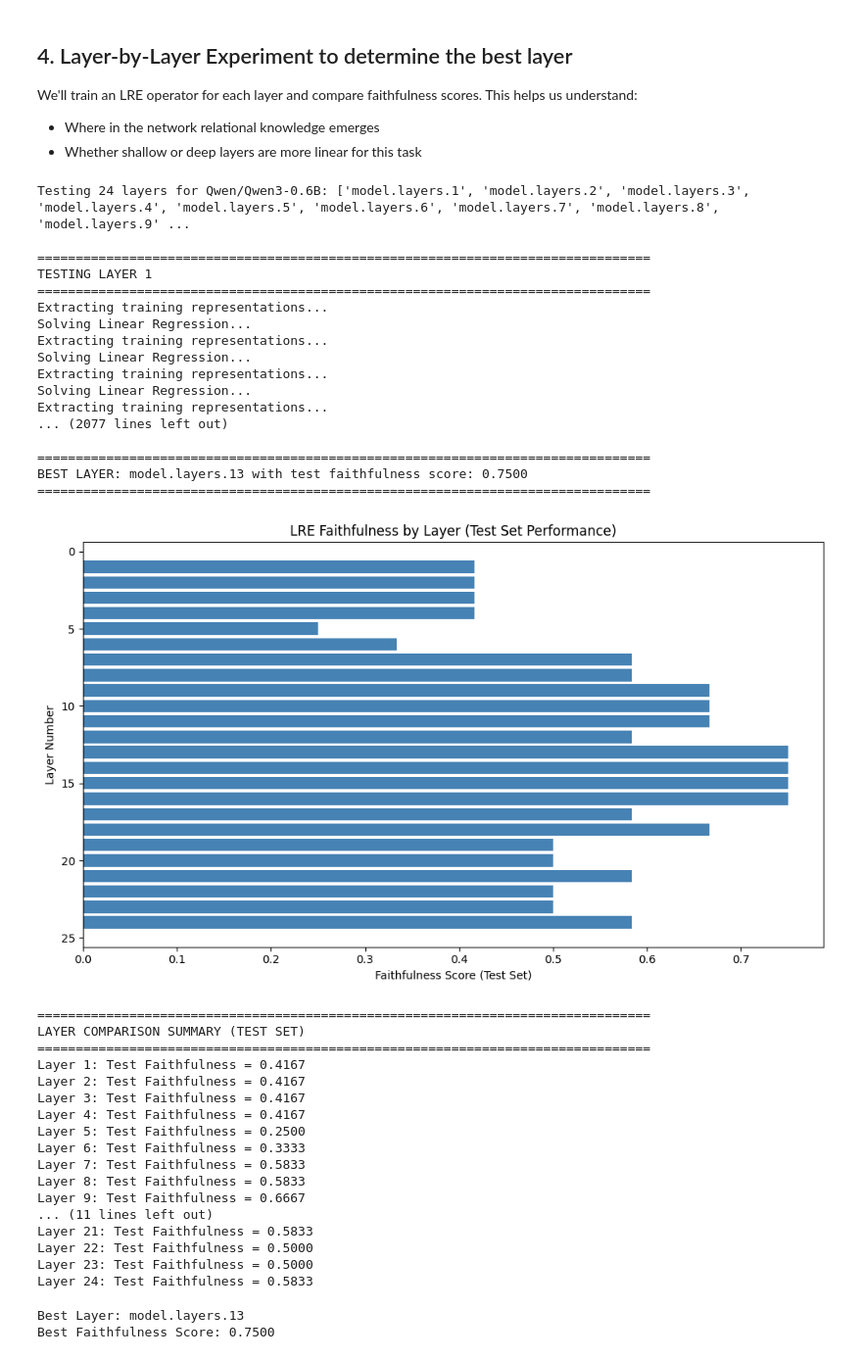
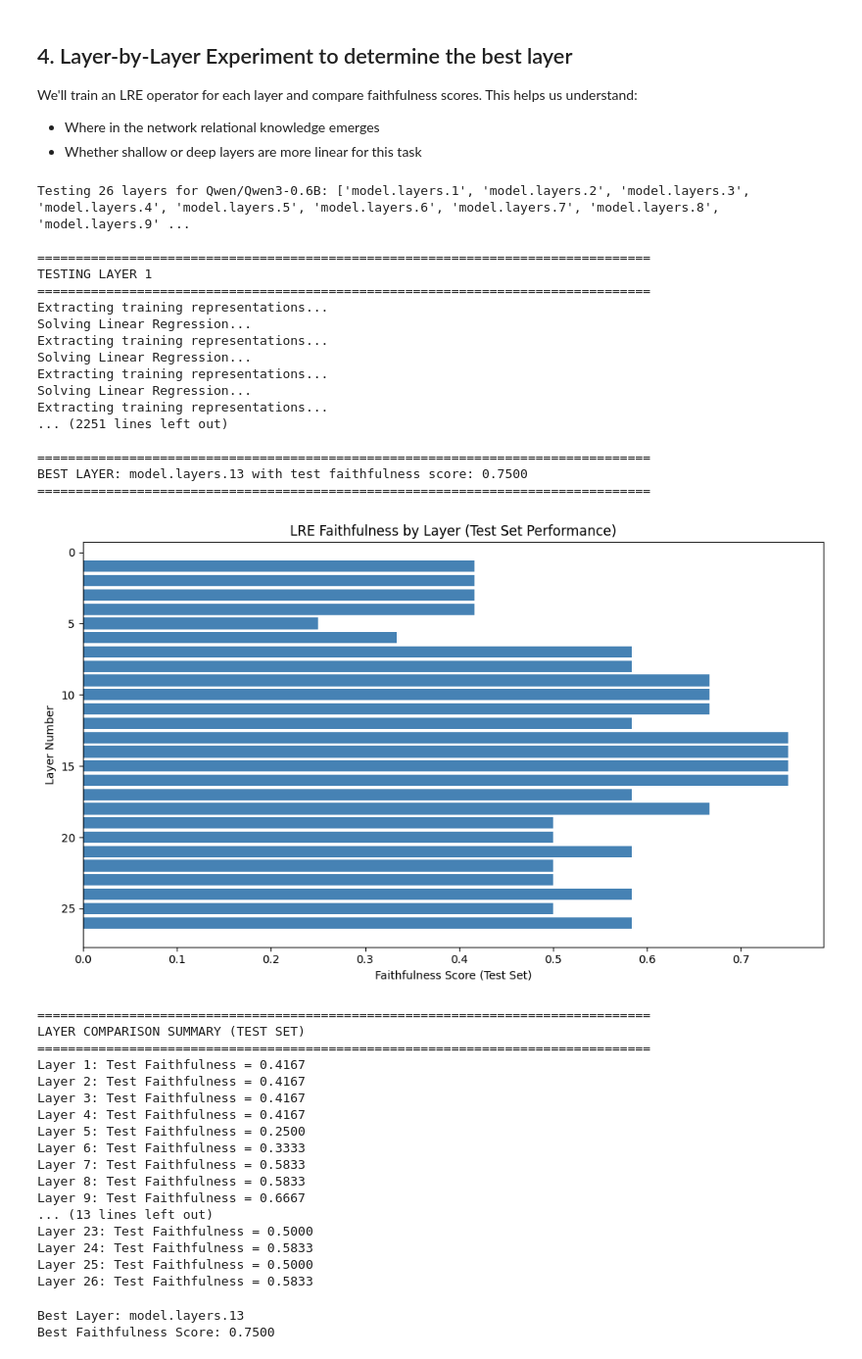
Before and after one commit to mathematicsofpaul/lre-experiment, a Jupyter notebook: lre-experiment-general-qwen3-0.6b.ipynb, the cells around one changed output. Shown: that part at 98% size. Cells and saved outputs as stored; diff of their text form; code cells hidden in the pictures.

```diff
--- a/lre-experiment-general-qwen3-0.6b.ipynb
+++ b/lre-experiment-general-qwen3-0.6b.ipynb
@@ -184,7 +184,7 @@ elif "mistral" in MODEL_NAME.lower():
     LAYERS_TO_TEST = [f"model.layers.{i}" for i in range(8, 28, 2)]
 elif "qwen" in MODEL_NAME.lower():
     # Qwen models typically have 32 layers
-    LAYERS_TO_TEST = [f"model.layers.{i}" for i in range(1, 25, 1)]
+    LAYERS_TO_TEST = [f"model.layers.{i}" for i in range(1, 27, 1)]
 else:
     # Default fallback
     LAYERS_TO_TEST = [f"model.layers.{i}" for i in range(4, 16)]
@@ -259,36 +259,36 @@ ax.barh(layer_numbers, faithfulness_values, color='steelblue')
 ax.set_xlabel('Faithfulness Score (Test Set)')
 ax.set_ylabel('Layer Number')
 ax.set_title('LRE Faithfulness by Layer (Test Set Performance)')
 ax.invert_yaxis()
 plt.tight_layout()
 plt.show()
 
 print(f"\n{'='*80}")
 print("LAYER COMPARISON SUMMARY (TEST SET)")
 print(f"{'='*80}")
 for layer in LAYERS_TO_TEST:
 
     layer_num = layer.split(".")[-1]
     print(f"Layer {layer_num}: Test Faithfulness = {faithfulness_scores[layer]:.4f}")
 # %% [output]
-Testing 24 layers for Qwen/Qwen3-0.6B: ['model.layers.1', 'model.layers.2', 'model.layers.3', 'model.layers.4', 'model.layers.5', 'model.layers.6', 'model.layers.7', 'model.layers.8', 'model.layers.9' ...
+Testing 26 layers for Qwen/Qwen3-0.6B: ['model.layers.1', 'model.layers.2', 'model.layers.3', 'model.layers.4', 'model.layers.5', 'model.layers.6', 'model.layers.7', 'model.layers.8', 'model.layers.9' ...
 
 ================================================================================
 TESTING LAYER 1
 ================================================================================
 Extracting training representations...
 Solving Linear Regression...
 Extracting training representations...
 Solving Linear Regression...
 Extracting training representations...
 Solving Linear Regression...
 Extracting training representations...
-... (2077 lines left out)
+... (2251 lines left out)
 
 ================================================================================
 BEST LAYER: model.layers.13 with test faithfulness score: 0.7500
 ================================================================================
-[figure, old version]
+[figure, new version]
 ================================================================================
 LAYER COMPARISON SUMMARY (TEST SET)
 ================================================================================
@@ -301,11 +301,11 @@ Layer 6: Test Faithfulness = 0.3333
 Layer 7: Test Faithfulness = 0.5833
 Layer 8: Test Faithfulness = 0.5833
 Layer 9: Test Faithfulness = 0.6667
-... (11 lines left out)
-Layer 21: Test Faithfulness = 0.5833
-Layer 22: Test Faithfulness = 0.5000
+... (13 lines left out)
 Layer 23: Test Faithfulness = 0.5000
 Layer 24: Test Faithfulness = 0.5833
+Layer 25: Test Faithfulness = 0.5000
+Layer 26: Test Faithfulness = 0.5833
 # %%
 print(f"Best Layer: {best_layer}")
 print(f"Best Faithfulness Score: {best_faithfulness:.4f}")
```
Also changed, not shown: 1 other file.
